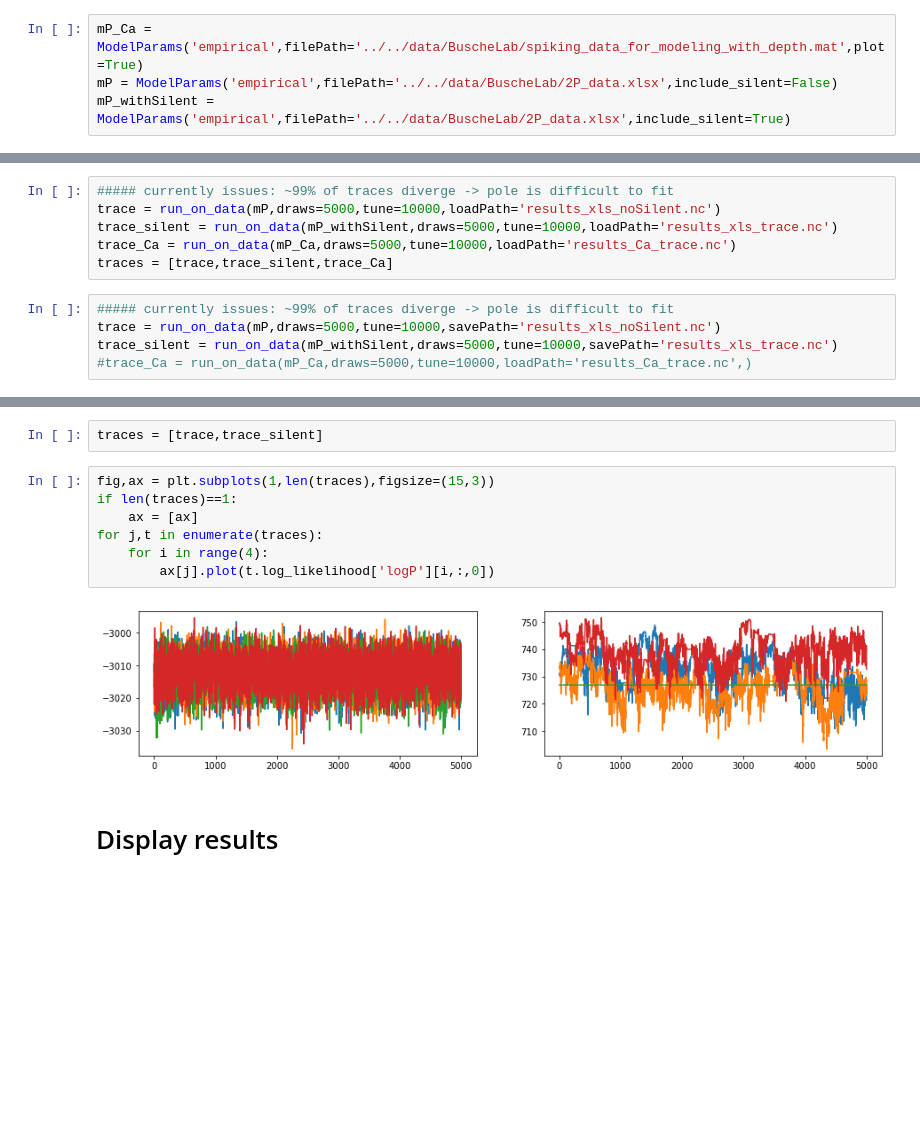
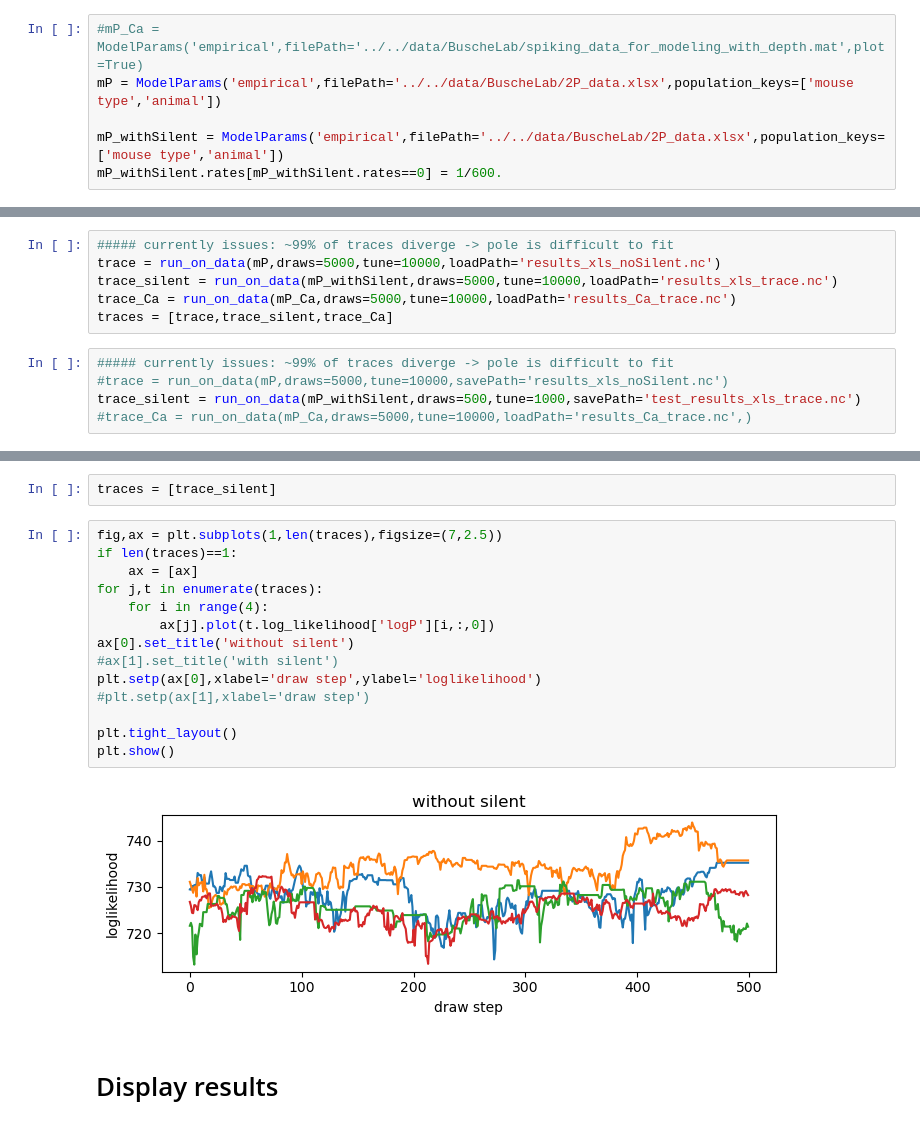
Before and after one commit to woxxel/DarkMatter, a Jupyter notebook: notebooks/spiking_data_analysis.ipynb, the cells around one changed output, grey strips where cells are left out. Saved outputs shown, nothing was run; the diff lists cells and outputs as text; blank space fills up the shorter version.

```diff
--- a/notebooks/spiking_data_analysis.ipynb
+++ b/notebooks/spiking_data_analysis.ipynb
@@ -38,6 +38,8 @@ The final data will contain a multi-dimensional array of firing rates with the f
 <pre>[animal type X number animals X number layers X number clusters X number neurons]</pre>
 </p>
 # %%
-mP_Ca = ModelParams('empirical',filePath='../../data/BuscheLab/spiking_data_for_modeling_with_depth.mat',plot=True)
-mP = ModelParams('empirical',filePath='../../data/BuscheLab/2P_data.xlsx',include_silent=False)
-mP_withSilent = ModelParams('empirical',filePath='../../data/BuscheLab/2P_data.xlsx',include_silent=True)
+#mP_Ca = ModelParams('empirical',filePath='../../data/BuscheLab/spiking_data_for_modeling_with_depth.mat',plot=True)
+mP = ModelParams('empirical',filePath='../../data/BuscheLab/2P_data.xlsx',population_keys=['mouse type','animal'])
+
+mP_withSilent = ModelParams('empirical',filePath='../../data/BuscheLab/2P_data.xlsx',population_keys=['mouse type','animal'])
+mP_withSilent.rates[mP_withSilent.rates==0] = 1/600.
@@ -51,8 +73,8 @@ trace_Ca = run_on_data(mP_Ca,draws=5000,tune=10000,loadPath='results_Ca_trace.nc
 traces = [trace,trace_silent,trace_Ca]
 # %%
 ##### currently issues: ~99% of traces diverge -> pole is difficult to fit
-trace = run_on_data(mP,draws=5000,tune=10000,savePath='results_xls_noSilent.nc')
-trace_silent = run_on_data(mP_withSilent,draws=5000,tune=10000,savePath='results_xls_trace.nc')
+#trace = run_on_data(mP,draws=5000,tune=10000,savePath='results_xls_noSilent.nc')
+trace_silent = run_on_data(mP_withSilent,draws=500,tune=1000,savePath='test_results_xls_trace.nc')
 #trace_Ca = run_on_data(mP_Ca,draws=5000,tune=10000,loadPath='results_Ca_trace.nc',)
 # %% [output]
 gamma shape __str__ = [370  13   1   1]
@@ -95,14 +106,21 @@ The estimated number of effective samples is smaller than 200 for some parameter
 # %%
-traces = [trace,trace_silent]
+traces = [trace_silent]
 # %%
-fig,ax = plt.subplots(1,len(traces),figsize=(15,3))
+fig,ax = plt.subplots(1,len(traces),figsize=(7,2.5))
 if len(traces)==1:
     ax = [ax]
 for j,t in enumerate(traces):
     for i in range(4):
         ax[j].plot(t.log_likelihood['logP'][i,:,0])
+ax[0].set_title('without silent')
+#ax[1].set_title('with silent')
+plt.setp(ax[0],xlabel='draw step',ylabel='loglikelihood')
+#plt.setp(ax[1],xlabel='draw step')
+
+plt.tight_layout()
+plt.show()
 # %% [output]
-[figure, old version]
+[figure, new version]
 # %% [markdown]
 <h1>Display results</h1>
 # %%
```
Also changed, not shown: parts of 28 cells of this notebook, 13 other files.
